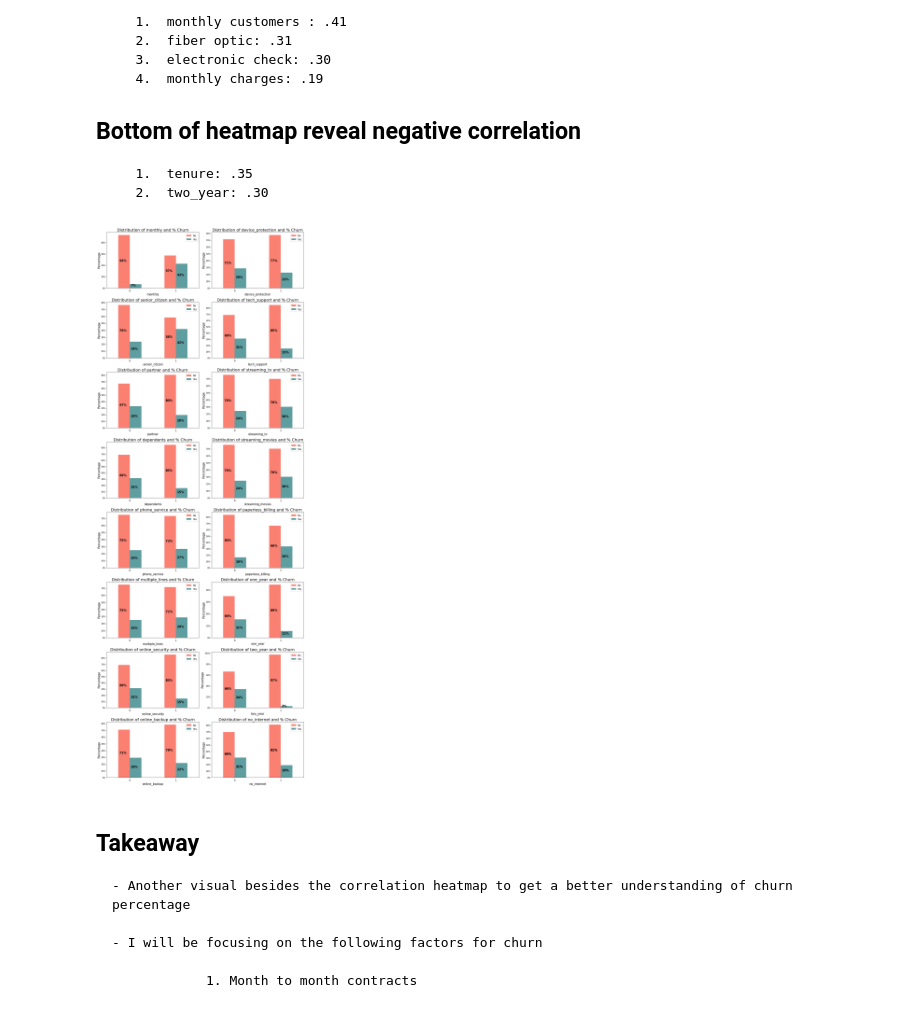
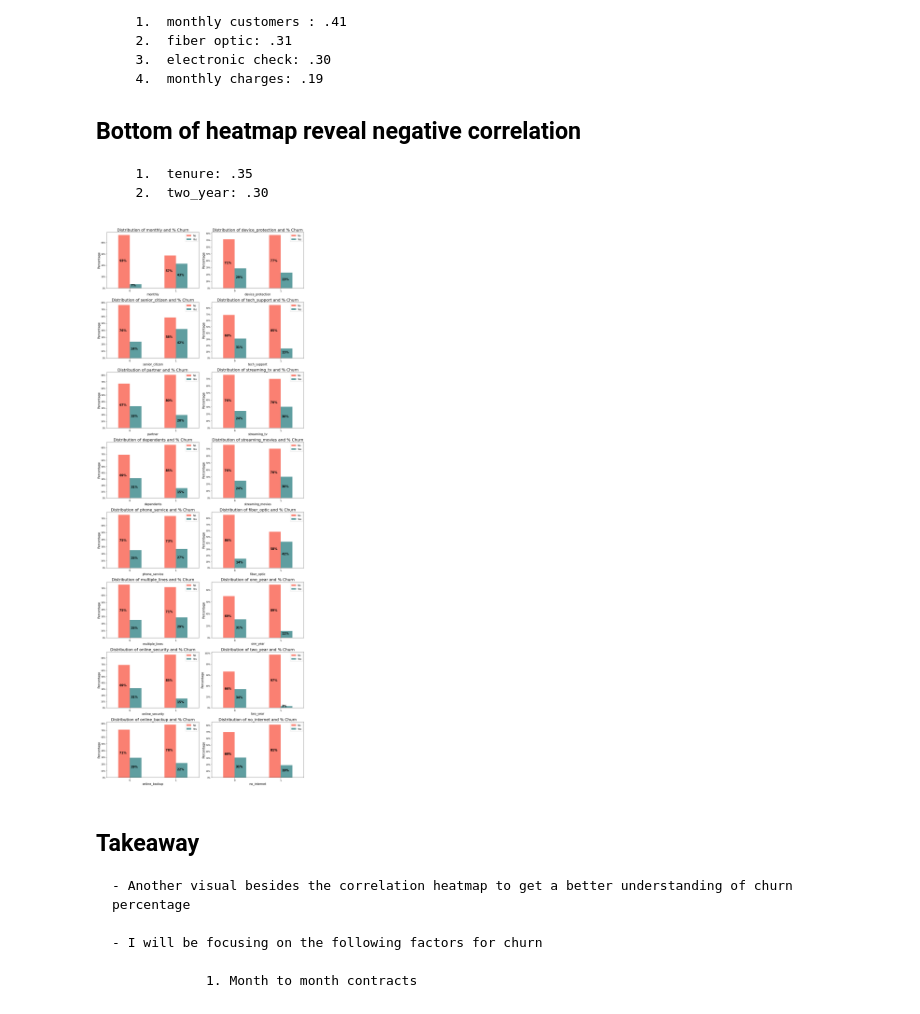
Before and after one commit to chriseverts/Telco_Classification_Project, a Jupyter notebook: Telco_Final_Notebook.ipynb, the cells around one changed output. Cells and saved outputs as stored; diff of their text form; code cells hidden in the pictures.

```diff
--- a/Telco_Final_Notebook.ipynb
+++ b/Telco_Final_Notebook.ipynb
@@ -143,36 +143,36 @@ get_churn_heatmap(df)
 import matplotlib.ticker as mtick
 
 #draw bar plot
-cate_cols = ['monthly','senior_citizen','partner', 'dependents', 'phone_service', 'multiple_lines', 'online_security', 'online_backup', 'device_protection', 'tech_support', 'streaming_tv', 'streaming_movies', 'paperless_billing','one_year','two_year','dsl','no_internet']
+cate_cols = ['monthly','senior_citizen','partner', 'dependents', 'phone_service', 'multiple_lines', 'online_security', 'online_backup', 'device_protection', 'tech_support', 'streaming_tv', 'streaming_movies', 'fiber_optic','one_year','two_year','dsl','no_internet']
 colors = ["Salmon", "#5F9EA0"]
 
 fig, axes = plt.subplots(nrows = 8,ncols = 2,figsize = (15,40))
 
 for i,feature in enumerate(cate_cols):
     if i < 8:
         ax = df.groupby([feature,'churn']).size().groupby(level=0).apply( lambda x: 100 * x / x.sum()).unstack().plot(kind='bar', color=colors, ax=axes[i,0])
     elif i >=8 and i < 16:
         ax = df.groupby([feature,'churn']).size().groupby(level=0).apply( lambda x: 100 * x / x.sum()).unstack().plot(kind='bar', color=colors, ax=axes[i-8,1])
 
     ax.set_title("Distribution of {} and % Churn".format(feature), fontsize = 20)
     ax.set_ylabel("Percentage", fontsize=15)
     ax.set_xlabel("{}".format(feature), fontsize=15)
     ax.legend(["No", "Yes"], fontsize=12)
 
     for patch in ax.patches:
         width, height = patch.get_width(), patch.get_height()
         ax.annotate('{:.0f}%'.format(height), (patch.get_x()+0.1*width, patch.get_y()+0.5*height),
                     color = 'Black',
                     weight = 'bold',
                     size = 15)
 
     ax.yaxis.set_major_formatter(mtick.PercentFormatter())
     plt.setp(ax.get_xticklabels(), rotation=10, fontsize=12)
 
 plt.tight_layout()
 plt.show()
 # %% [output]
-[figure, old version]
+[figure, new version]
 # %% [markdown]
 ## Takeaway
 
```
Also changed, not shown: parts of 1 cell of this notebook.
